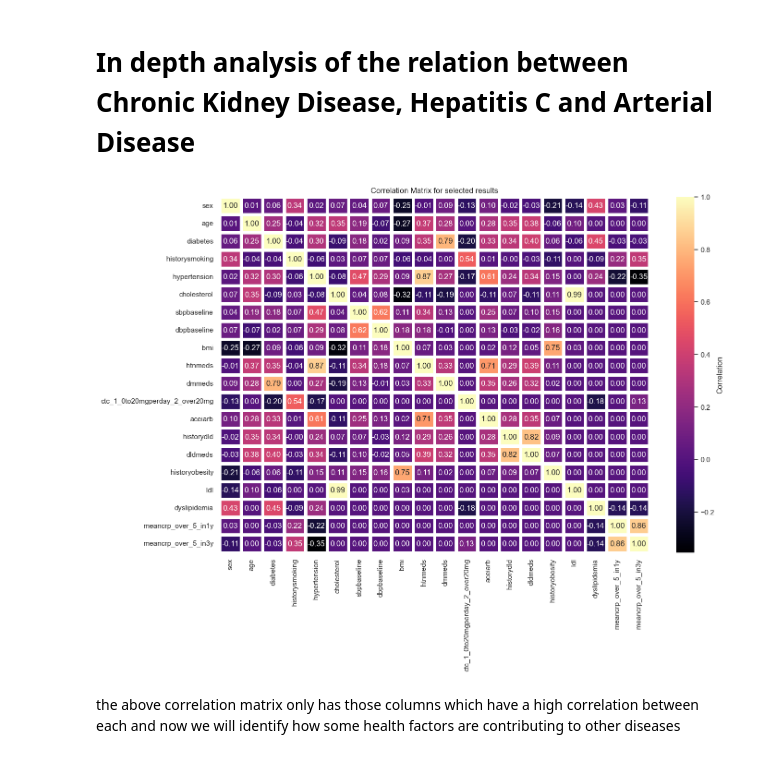
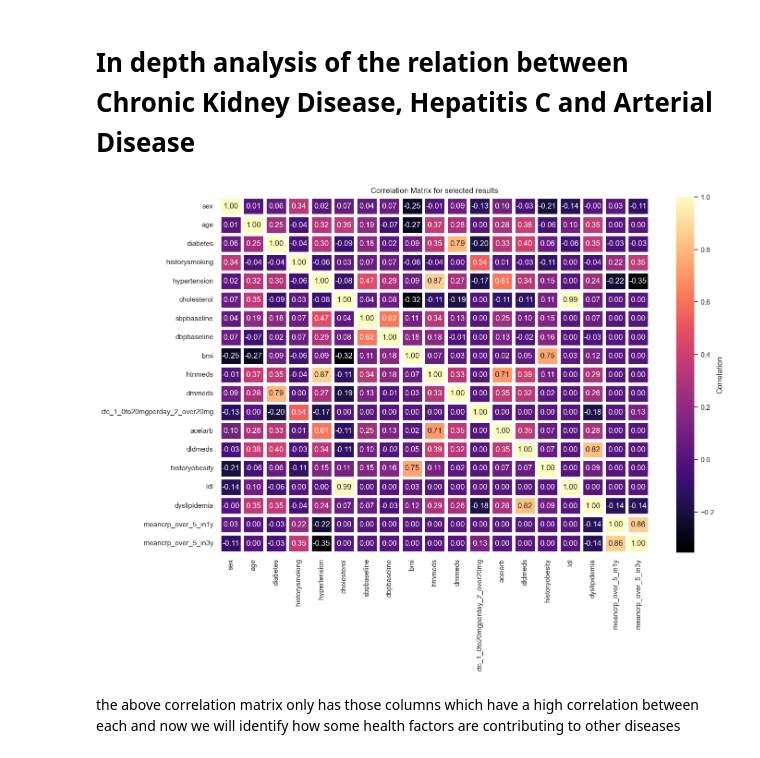
Before and after one commit to farazmazhar29/MADE-FAU, a Jupyter notebook: project/report.ipynb, the cells around one changed output. Saved outputs shown, nothing was run; the diff lists cells and outputs as text; code cells hidden in the pictures.

```diff
--- a/project/report.ipynb
+++ b/project/report.ipynb
@@ -133,32 +155,32 @@ The resulting database consists of 3 tables, 1 from each dataset
 # %%
 # Concatenate the three datasets vertically
 merged_df = pd.concat([ckd_df, hepatitis_c_df, arterial_disease_ibd_df], ignore_index=True)
 
 # Specify columns to include in the correlation matrix
-selected_columns = ['sex', 'age', 'diabetes', 'historysmoking', 'hypertension', 'cholesterol', 'sbpbaseline', 'dbpbaseline', 'bmi', 'htnmeds', 'dmmeds', 'ctc_1_0to20mgperday_2_over20mg', 'aceiarb', 'historydld', 'dldmeds', 'historyobesity', 'ldl', 'dyslipidemia', 'meancrp_over_5_in1y', 'meancrp_over_5_in3y']
+selected_columns = ['sex', 'age', 'diabetes', 'historysmoking', 'hypertension', 'cholesterol', 'sbpbaseline', 'dbpbaseline', 'bmi', 'htnmeds', 'dmmeds', 'ctc_1_0to20mgperday_2_over20mg', 'aceiarb', 'dldmeds', 'historyobesity', 'ldl', 'dyslipidemia', 'meancrp_over_5_in1y', 'meancrp_over_5_in3y']
 
 # Create a subset of the DataFrame with selected columns
 subset_df = merged_df[selected_columns]
 
 # Replace non-numeric values with NaN
 subset_df = subset_df.apply(pd.to_numeric, errors='coerce')
 
 # Create a correlation matrix
 correlation_matrix = subset_df.corr().fillna(0)
 
 # Visualize the correlation matrix using a heatmap
 sns.set(style="whitegrid")
 plt.figure(figsize=(15, 10))
 
 sns.heatmap(correlation_matrix, annot=True, cmap='magma', fmt='.2f', linewidths=5, cbar_kws={'label': 'Correlation'}, annot_kws={"size": 12})
 
 # Adding title
 plt.title('Correlation Matrix for selected results')
 
 # Show the plot
 plt.show()
 # %% [output]
-[figure, old version]
+[figure, new version]
 # %% [markdown]
 the above correlation matrix only has those columns which have a high correlation between each and now we will identify how some health factors are contributing to other diseases
 # %% [markdown]
```
Also changed, not shown: parts of 7 cells of this notebook.
